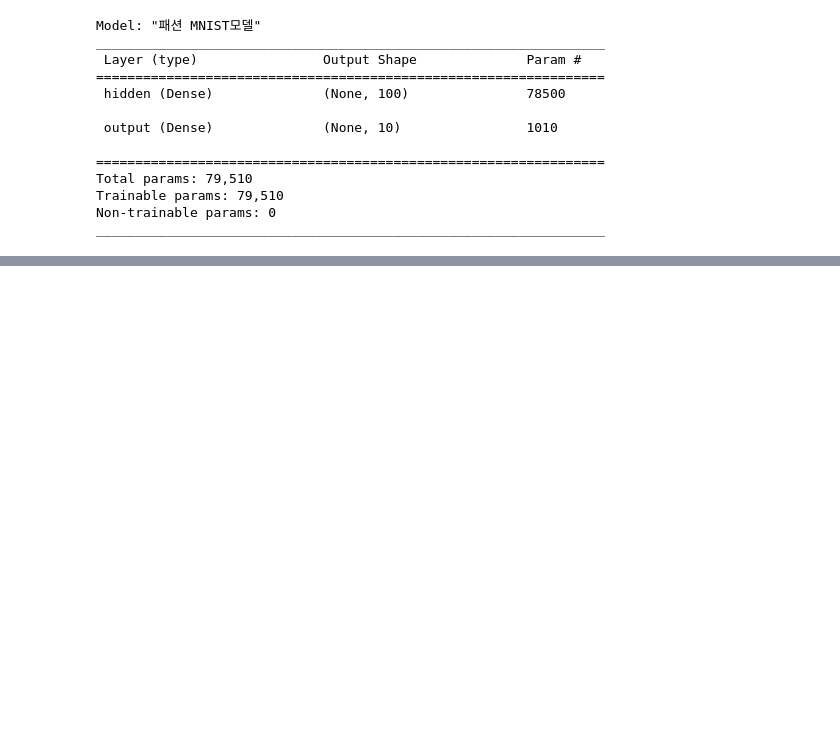
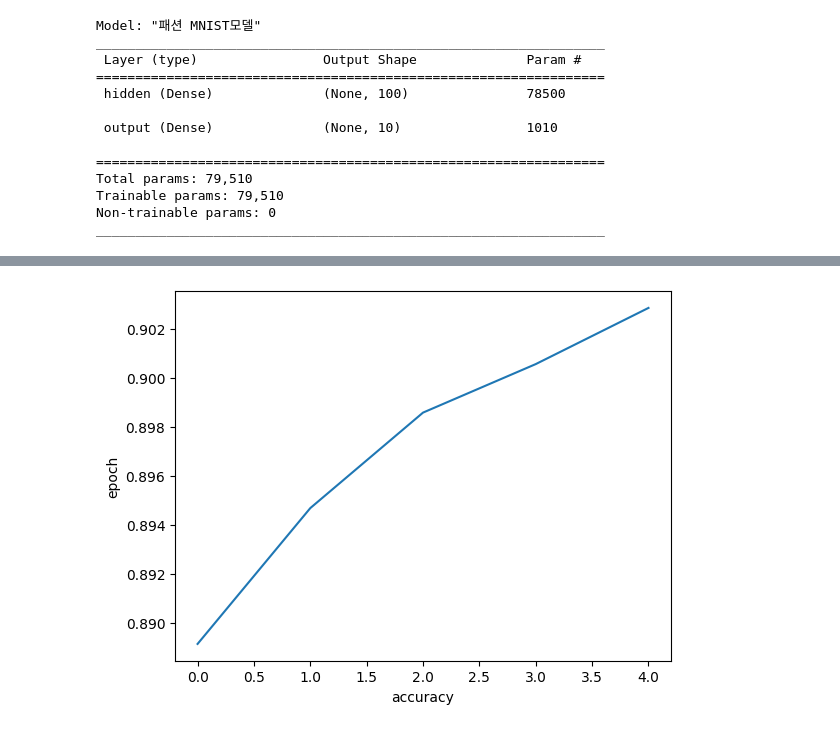
Before and after one commit to seph0916/seph-repo, a Jupyter notebook: 혼공머신7단원.ipynb, the cells around one changed output, grey strips where cells are left out. Saved outputs shown, nothing was run; the diff lists cells and outputs as text; code cells hidden in the pictures; blank space fills up the shorter version.

```diff
--- a/혼공머신7단원.ipynb
+++ b/혼공머신7단원.ipynb
@@ -343,0 +414,8 @@ model.evaluate(val_scaled,val_target)
+# %%
+# epoch 가 증가할때마다 손실이 감소하고 정확도 증가함
+plt.plot(history.history['accuracy'])
+plt.xlabel('accuracy')
+plt.ylabel('epoch')
+plt.show()
+# %% [output]
+[figure, added]
```
Also changed, not shown: parts of 20 cells of this notebook.
